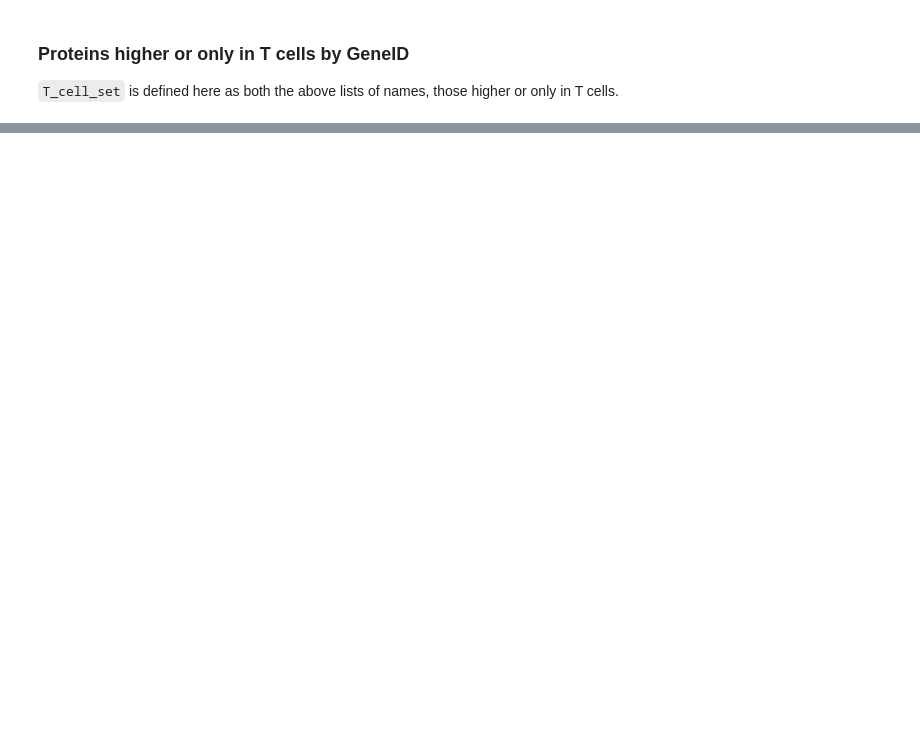
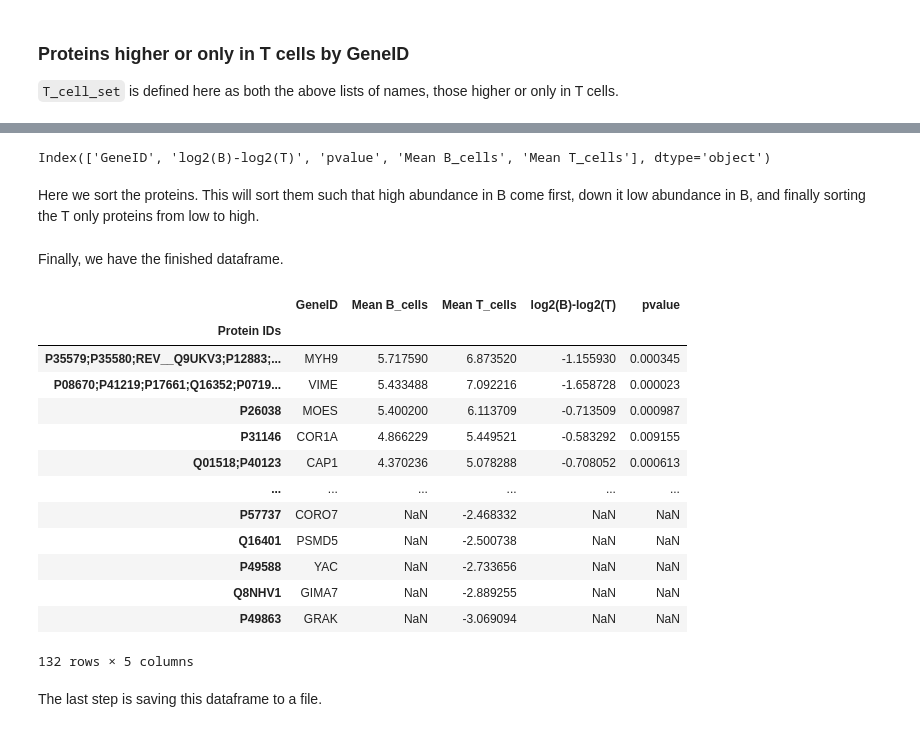
Before and after one commit to PayneLab/autoPOTS_demonstration, a Jupyter notebook: B_cells_versus_T_cells.ipynb, the cells around one changed output, grey strips where cells are left out. Drawn from its saved outputs; the diff is of its cells as text; code cells hidden in the pictures; blank space fills up the shorter version.

```diff
--- a/B_cells_versus_T_cells.ipynb
+++ b/B_cells_versus_T_cells.ipynb
@@ -300,0 +236,4 @@ T_cell_set = list(higher_in_T_cells.GeneID)+list(T_cell_only_geneset.GeneID)
+# %%
+altered_data = data.loc[altered.index]
+one_type_data = data_in_one_type.drop(columns=["Type","Name","GeneID"], inplace=False)
+altered_data = pd.concat([altered_data,one_type_data])
@@ -300,0 +242,18 @@ T_cell_set = list(higher_in_T_cells.GeneID)+list(T_cell_only_geneset.GeneID)
+# %%
+import numpy as np
+samples=np.array(data_raw.columns.values)
+
+from statistics import mean
+
+def mean_noNan(ser):
+    ser = ser.dropna()
+    if len(ser)==0:
+        return np.nan
+    return mean(ser)
+
+for cell_type in cell_types:
+    cells_of_type = list(s for i,s in enumerate(samples) if cell_type in s)
+    type_data = altered_data[cells_of_type]
+    means = type_data.apply(mean_noNan, axis=1)
+
+    distinguished_proteins[("Mean{0}cells".format(cell_type))] = means
@@ -300,0 +262,31 @@ T_cell_set = list(higher_in_T_cells.GeneID)+list(T_cell_only_geneset.GeneID)
+# %%
+distinguished_proteins.columns
+# %% [output]
+Index(['GeneID', 'log2(B)-log2(T)', 'pvalue', 'Mean B_cells', 'Mean T_cells'], dtype='object')
+# %%
+distinguished_proteins = distinguished_proteins[["GeneID", "Mean B_cells", "Mean T_cells", "log2(B)-log2(T)", "pvalue"]]
+# %% [markdown]
+Here we sort the proteins. This will sort them such that high abundance in B come first, down it low abundance in B, and finally sorting the T only proteins from low to high.
+# %%
+distinguished_proteins.sort_values(["Mean B_cells", "Mean T_cells"], ascending=[False, False], inplace=True)
+# %% [markdown]
+Finally, we have the finished dataframe.
+# %%
+distinguished_proteins
+# %% [output]
+|  | GeneID | Mean B_cells | Mean T_cells | log2(B)-log2(T) | pvalue |
+| Protein IDs |  |  |  |  |  |
+| P35579;P35580;REV__Q9UKV3;P12883;... | MYH9 | 5.717590 | 6.873520 | -1.155930 | 0.000345 |
+| P08670;P41219;P17661;Q16352;P0719... | VIME | 5.433488 | 7.092216 | -1.658728 | 0.000023 |
+| P26038 | MOES | 5.400200 | 6.113709 | -0.713509 | 0.000987 |
+| P31146 | COR1A | 4.866229 | 5.449521 | -0.583292 | 0.009155 |
+| Q01518;P40123 | CAP1 | 4.370236 | 5.078288 | -0.708052 | 0.000613 |
+| ... | ... | ... | ... | ... | ... |
+| P57737 | CORO7 | NaN | -2.468332 | NaN | NaN |
+| Q16401 | PSMD5 | NaN | -2.500738 | NaN | NaN |
+| P49588 | YAC | NaN | -2.733656 | NaN | NaN |
+| Q8NHV1 | GIMA7 | NaN | -2.889255 | NaN | NaN |
+| P49863 | GRAK | NaN | -3.069094 | NaN | NaN |
+132 rows × 5 columns
+# %% [markdown]
+The last step is saving this dataframe to a file.
```
Also changed, not shown: parts of 18 cells of this notebook, 3 other files.
